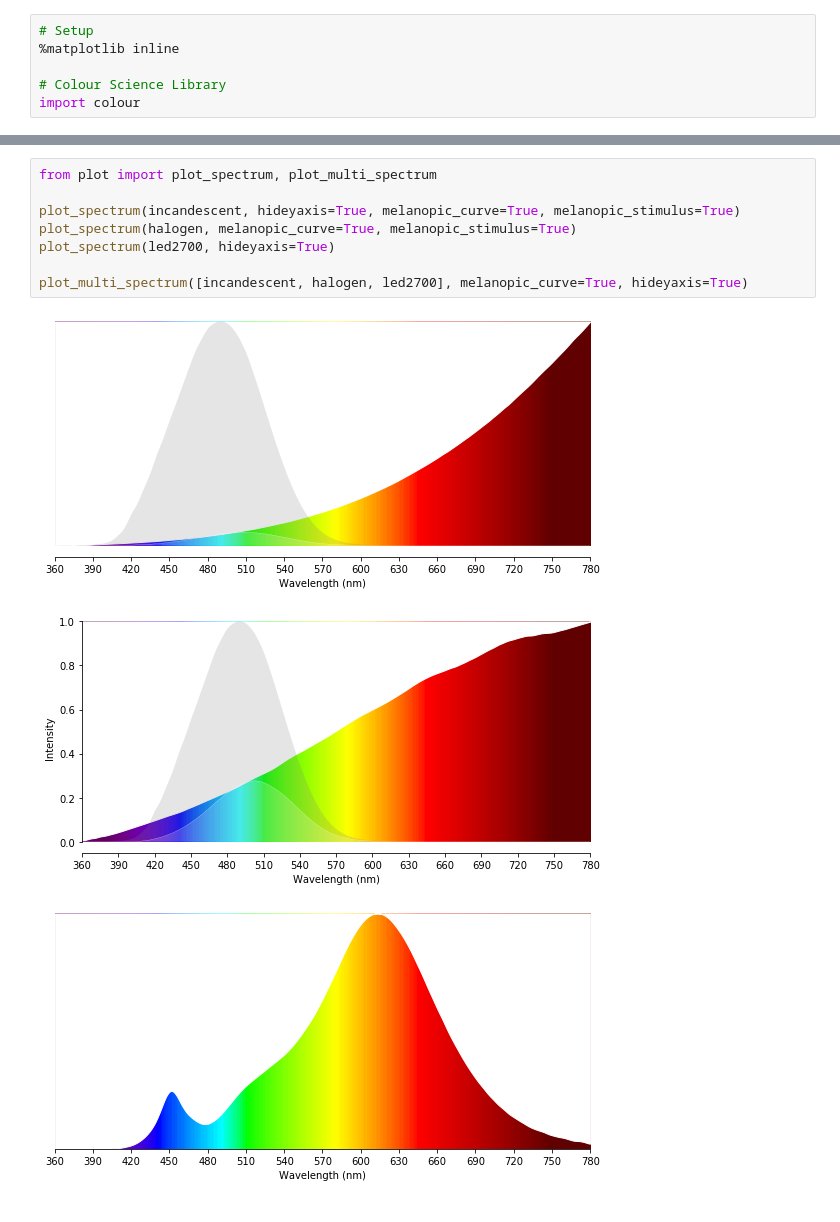
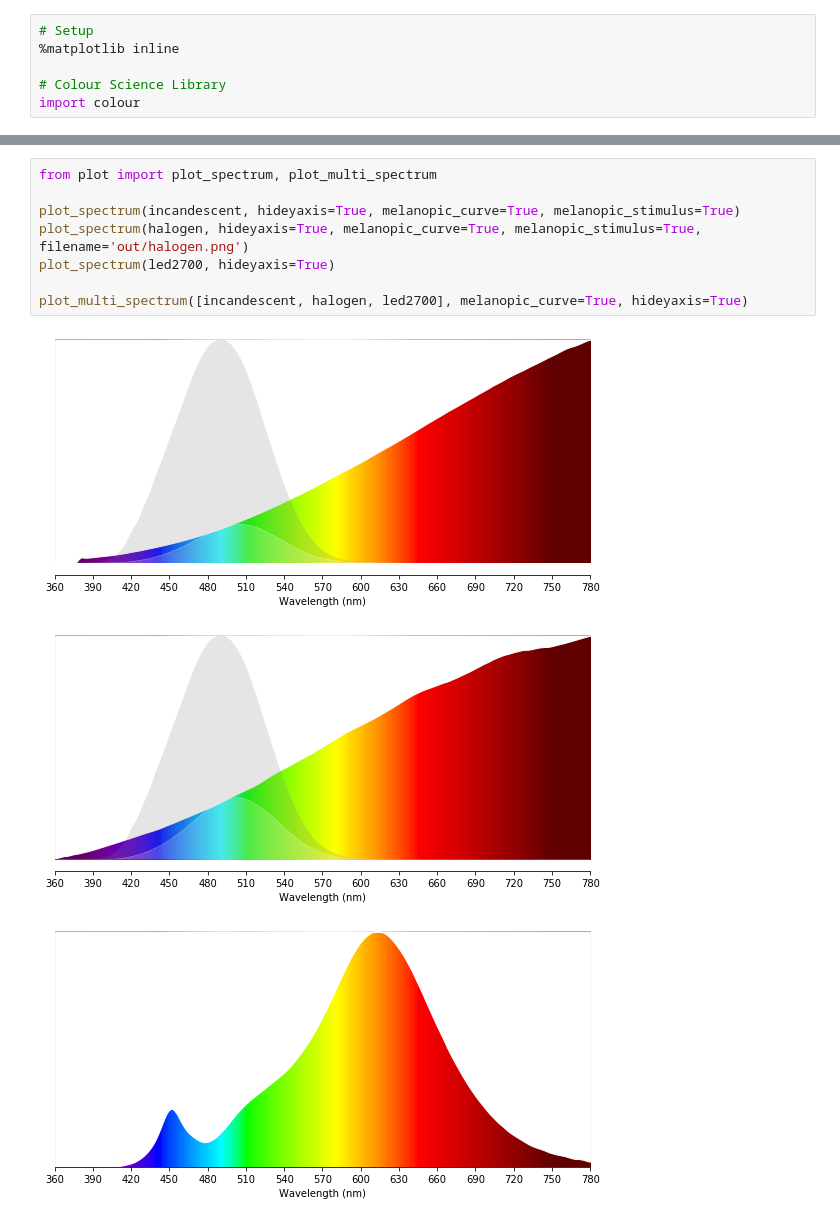
Before and after one commit to yeutterg/beautiful-photometry, a Jupyter notebook: beautiful-photometry.ipynb, the cells around one changed output, grey strips where cells are left out. Cells and saved outputs as stored; diff of their text form.

```diff
--- a/beautiful-photometry.ipynb
+++ b/beautiful-photometry.ipynb
@@ -35,12 +35,12 @@ Halogen CRI: 99.37163968223553
 # %%
 from plot import plot_spectrum, plot_multi_spectrum
 
 plot_spectrum(incandescent, hideyaxis=True, melanopic_curve=True, melanopic_stimulus=True)
-plot_spectrum(halogen, melanopic_curve=True, melanopic_stimulus=True)
+plot_spectrum(halogen, hideyaxis=True, melanopic_curve=True, melanopic_stimulus=True, filename='out/halogen.png')
 plot_spectrum(led2700, hideyaxis=True)
 
 plot_multi_spectrum([incandescent, halogen, led2700], melanopic_curve=True, hideyaxis=True)
 # %% [output]
-[figure, old version]
+[figure, new version]
-[figure, old version]
+[figure, new version]
 [figure]
```
Also changed, not shown: parts of 11 cells of this notebook, 2 other files.
